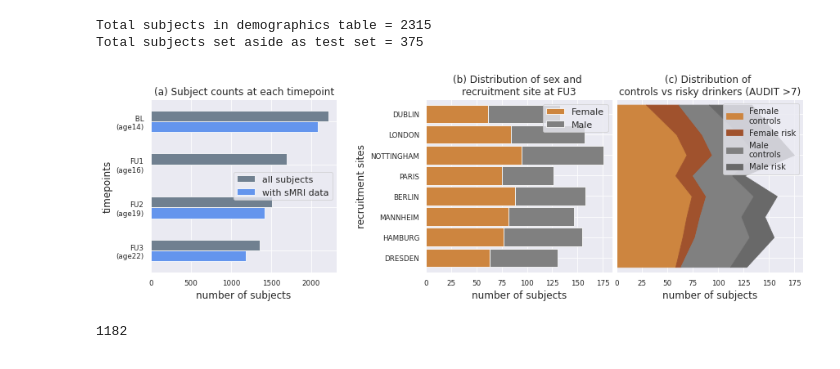
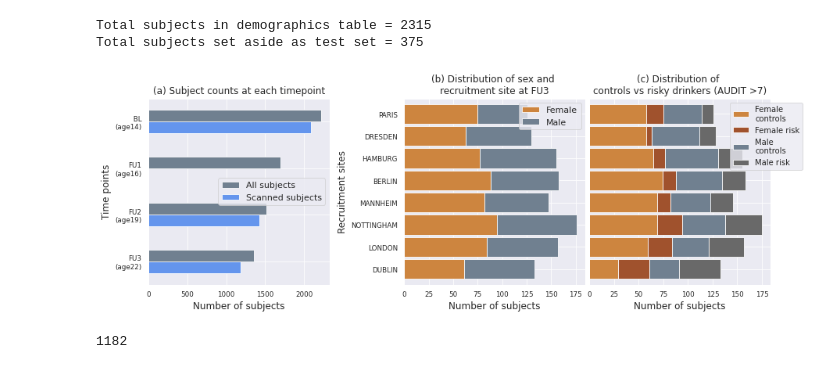
Before and after one commit to RoshanRane/ML_for_IMAGEN, a Jupyter notebook: plots_for_paper.ipynb, the cells around one changed output. Cells and saved outputs as stored; diff of their text form; code cells hidden in the pictures.

```diff
--- a/plots_for_paper.ipynb
+++ b/plots_for_paper.ipynb
@@ -73,9 +70,9 @@ f,axes = plt.subplots(1,3, figsize=(14,4.5))
 
 df_temp = df.filter(regex=("(path_T1w)")).notnull().sum().unstack()
 
-df_temp = df_temp.join(pd.Series({"FU3":1359, "FU2":1514, "FU1":1699, "BL":2213}, name="all subjects"),
+df_temp = df_temp.join(pd.Series({"FU3":1359, "FU2":1514, "FU1":1699, "BL":2213}, name="All subjects"),
               how='right')
-df_temp = df_temp.rename(columns={"path_T1w":"with sMRI data"})#, "path_FAsk_DTI":"with DTI data"})
+df_temp = df_temp.rename(columns={"path_T1w":"Scanned subjects"})#, "path_FAsk_DTI":"with DTI data"})
 df_temp.index = df_temp.index.map({
                                     "FU3":"FU3\n(age22)",
                                     "FU2":"FU2\n(age19)",
@@ -83,15 +80,14 @@ df_temp.index = df_temp.index.map({
                                     "BL" :" BL\n(age14)",
                                 })
 axis = axes[0]
-axis.sharey(axes[2])
 df_temp.sort_index(ascending=False).plot.barh(
     ax=axis,
     color = ['cornflowerblue', 'slategray'])
 axis.set_title("(a) Subject counts at each timepoint", fontsize=fontsize)
-axis.set_xlabel('number of subjects', fontsize=fontsize)
-axis.set_ylabel('timepoints', fontsize=fontsize)
+axis.set_xlabel('Number of subjects', fontsize=fontsize)
+axis.set_ylabel('Time points', fontsize=fontsize)
 handles, labels = axis.get_legend_handles_labels()
-axis.legend(reversed(handles), reversed(labels), fontsize=fontsize-1)
+axis.legend(reversed(handles), reversed(labels), fontsize=fontsize-1, loc='center right')
 
 #################################################################################
 valid_subs = df["FU3"]["path_T1w"].dropna().index
@@ -104,60 +100,63 @@ df_audit = df_audit.merge(df_demo[["ID", "sex", "site"]], on="ID")
 df_audit = df_audit[df_audit.ID.isin(valid_subs)]
 df_audit = df_audit[["sex", "audit_abuse_flag", "site"]].value_counts().unstack().T
 # sort by ratio of alcohol_risk_females / alcohol_risk_males
-sort_order = (df_audit[('F', 1)]/df_audit[('F', 0)]).sort_values().index
+sort_order = (df_audit[('M', 1)]/df_audit[('M', 0)]).sort_values(ascending=False).index
 # select the colors for the area
-colors = ['peru', 'sienna',  'gray', 'dimgrey'] #'peachpuff', 'lightskyblue',
+colors = ['peru', 'sienna',  'slategrey', 'dimgrey'] #'peachpuff', 'lightskyblue',
 labels = ['Female\ncontrols', 'Female risk', 'Male\ncontrols', 'Male risk']
 
 
 df_temp = df["FU3"].loc[valid_subs, ["sex", "site"]].value_counts().unstack().T
 # sort by total subjects
 df_temp = df_temp.loc[sort_order]
 
 df_temp = df_temp.rename(columns={"F":"Female", "M":"Male"})
 df_temp.plot.barh(
     stacked=True, ax=axes[1], width=0.9,
     color=[colors[0], colors[2]]
 )
 axes[1].set_title("(b) Distribution of sex and \nrecruitment site at FU3", fontsize=fontsize)
-axes[1].set_ylabel('recruitment sites', fontsize=fontsize)
-axes[1].set_xlabel('number of subjects', fontsize=fontsize)
-axes[1].legend(loc='best', fontsize=fontsize-1)
+axes[1].set_ylabel('Recruitment sites', fontsize=fontsize)
+axes[1].set_xlabel('Number of subjects', fontsize=fontsize)
+axes[1].legend(loc="upper right", fontsize=fontsize-1)
 
 # display(df_temp)
 axis = axes[2]
-axis.sharey(axes[1])
 
 df_audit = df_audit.loc[sort_order]
 # display(df_audit)
-x_vals = np.zeros(shape=len(df_audit))
-y_vals = np.arange(len(df_audit.index), dtype=float)
-y_vals[-1] += 0.45
-y_vals[0] = y_vals[0] - 0.45
+df_audit.plot.barh(
+    stacked=True, ax=axis, width=0.9,
+    color=colors)
+# x_vals = np.zeros(shape=len(df_audit))
+# y_vals = np.arange(len(df_audit.index), dtype=float)
+# y_vals[-1] += 0.45
+# y_vals[0] = y_vals[0] - 0.45
 
-for i, c in enumerate(df_audit):
-    x_vals_new = df_audit[c]
-    axis.fill_betweenx(y=y_vals, x1=x_vals, x2=x_vals + x_vals_new,
-                       color=colors[i], label=labels[i])
-    x_vals = x_vals + x_vals_new
+# for i, c in enumerate(df_audit):
+#     x_vals_new = df_audit[c]
+#     axis.fill_betweenx(y=y_vals, x1=x_vals, x2=x_vals + x_vals_new,
+#                        color=colors[i], label=labels[i])
+#     x_vals = x_vals + x_vals_new
 
-axis.set_xlim(0)
-# axis.set_xlabel('number of subjects', fontsize=fontsize)
-axis.set_xlabel('number of subjects', fontsize=fontsize)
-axis.legend(loc='best', fontsize=fontsize-2)
+# axis.set_xlim(0)
+axis.set_yticklabels([])
+axis.set_ylabel('')
+axis.set_xlabel('Number of subjects', fontsize=fontsize)
+axis.legend(labels=labels, loc="upper right", bbox_to_anchor=(1.2, 1), fontsize=fontsize-2)
 axis.set_title("(c) Distribution of \ncontrols vs risky drinkers (AUDIT >7)", fontsize=fontsize)
 
 plt.tight_layout()
 pos = axis.get_position()
 pos_pt = pos.get_points()
 move_by = pos_pt[0][0] - axes[1].get_position().get_points()[1][0]
 pos_pt[:,0] -= move_by - 0.005
 pos.set_points(pos_pt)
 axis.set_position(pos)
 
-f.savefig("figures/imagen_stats.pdf", format='pdf')
+f.savefig("figures/imagen_stats.pdf", format='pdf', bbox_inches='tight', pad_inches=0.05)
 # %% [output]
-[figure, old version]
+[figure, new version]
 # %%
 len(valid_subs)
 # %% [output]
```
Also changed, not shown: parts of 14 cells of this notebook, 20 other files.
